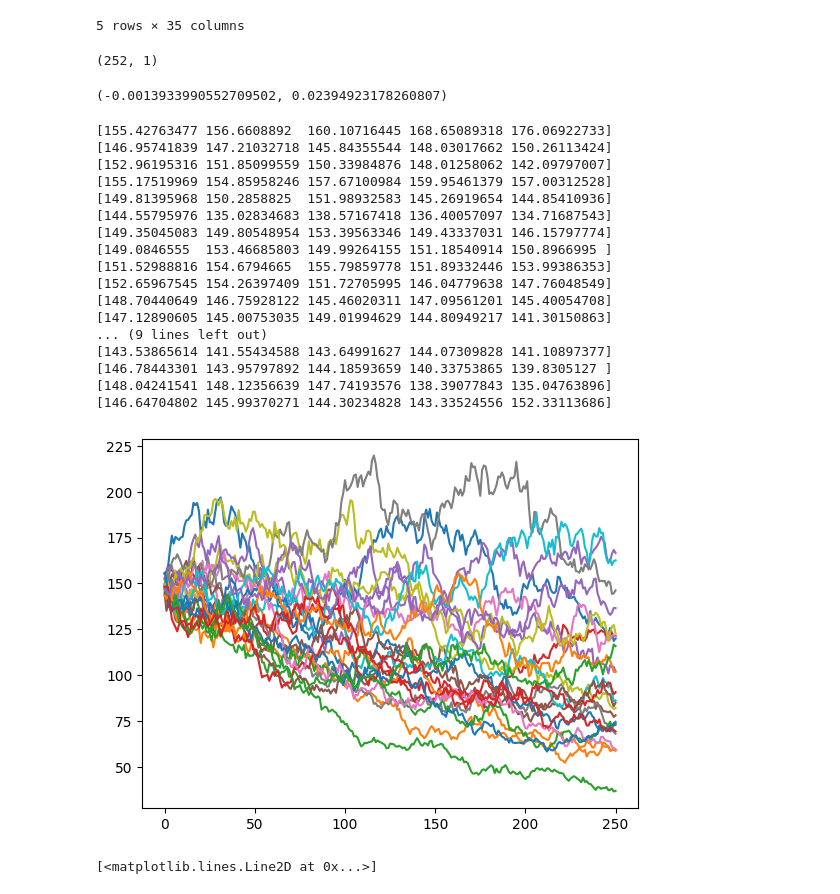
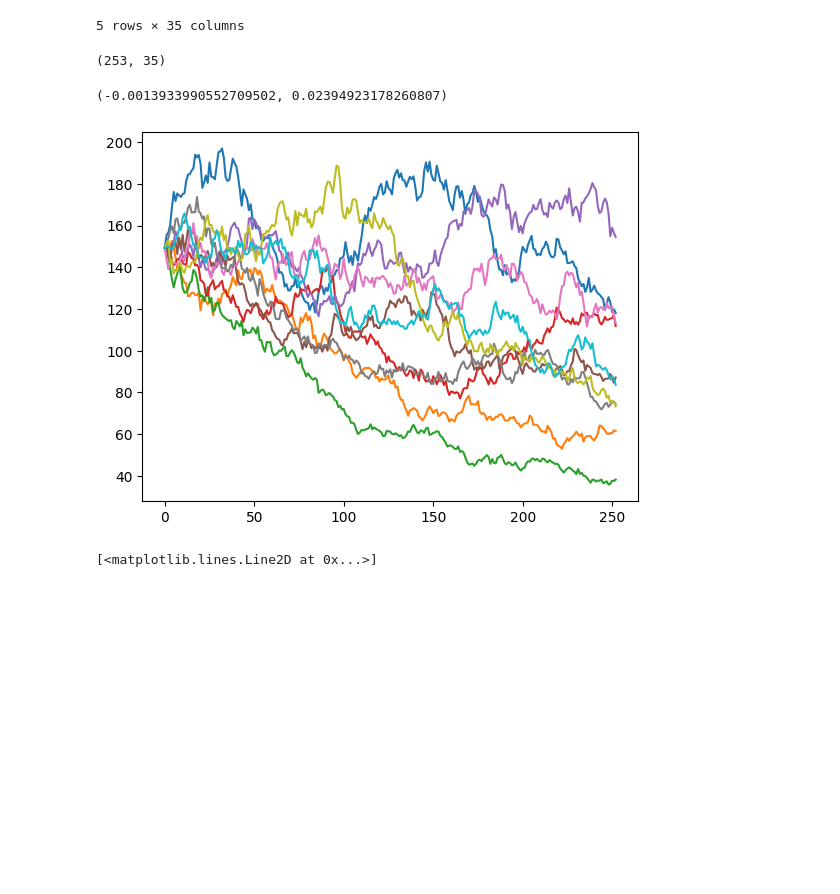
Before and after one commit to dakshsharma96/JumpDiffusionModeling, a Jupyter notebook: notebooks/fit_black_scholes.ipynb, the cells around one changed output. Saved outputs shown, nothing was run; the diff lists cells and outputs as text; code cells hidden in the pictures; blank space fills up the shorter version.

```diff
--- a/notebooks/fit_black_scholes.ipynb
+++ b/notebooks/fit_black_scholes.ipynb
@@ -36,6 +28,11 @@ df.head()
 | 3 | 11/12/21 | 333.920013 | 337.230011 | 333.790009 | 336.720001 | 333.923370 | 23831000 | 11/12/21 | ... |
 | 4 | 11/15/21 | 337.540009 | 337.880005 | 334.029999 | 336.070007 | 333.278778 | 16723000 | 11/15/21 | ... |
 5 rows × 35 columns
+# %%
+# 235 days worth of data.
+df.shape
+# %% [output]
+(253, 35)
 # %%
 # For simplicity, we use the closing data.
 goog_log_returns = np.log((df['GOOG_Close'].iloc[1:].values/df['GOOG_Close'].iloc[:-1].values).reshape(-1,1))
@@ -43,8 +40,4 @@ goog_log_returns = np.log((df['GOOG_Close'].iloc[1:].values/df['GOOG_Close'].ilo
 from sklearn.model_selection import train_test_split
 
 goog_train, goog_test = train_test_split(goog_log_returns, test_size = .2, random_state=0)
-# %%
-goog_log_returns.shape
-# %% [output]
-(252, 1)
 # %%
@@ -73,32 +62,14 @@ mu_hat, sigma_hat
 # %%
 from matplotlib import pyplot
 
 np.random.seed(0)
-for _ in range(25):
-    s_simulated = df['GOOG_Close'][0] * np.exp((mu_hat - 1/2*np.power(sigma_hat,2)) * np.cumsum(np.ones(251)) + sigma_hat * np.cumsum(np.random.normal(loc=0, scale=1, size=251)))
+for _ in range(10):
+    s_simulated = df['GOOG_Close'][0] * np.concatenate((np.ones(1), np.exp((mu_hat - 1/2*np.power(sigma_hat,2)) * np.cumsum(np.ones(252)) + sigma_hat * np.cumsum(np.random.normal(loc=0, scale=1, size=252)))))
     pyplot.plot(s_simulated)
-    print(s_simulated[:5])
 
 pyplot.show()
 # %% [output]
-[155.42763477 156.6608892  160.10716445 168.65089318 176.06922733]
-[146.95741839 147.21032718 145.84355544 148.03017662 150.26113424]
-[152.96195316 151.85099559 150.33984876 148.01258062 142.09797007]
-[155.17519969 154.85958246 157.67100984 159.95461379 157.00312528]
-[149.81395968 150.2858825  151.98932583 145.26919654 144.85410936]
-[144.55795976 135.02834683 138.57167418 136.40057097 134.71687543]
-[149.35045083 149.80548954 153.39563346 149.43337031 146.15797774]
-[149.0846555  153.46685803 149.99264155 151.18540914 150.8966995 ]
-[151.52988816 154.6794665  155.79859778 151.89332446 153.99386353]
-[152.65967545 154.26397409 151.72705995 146.04779638 147.76048549]
-[148.70440649 146.75928122 145.46020311 147.09561201 145.40054708]
-[147.12890605 145.00753035 149.01994629 144.80949217 141.30150863]
-... (9 lines left out)
-[143.53865614 141.55434588 143.64991627 144.07309828 141.10897377]
-[146.78443301 143.95797892 144.18593659 140.33753865 139.8305127 ]
-[148.04241541 148.12356639 147.74193576 138.39077843 135.04763896]
-[146.64704802 145.99370271 144.30234828 143.33524556 152.33113686]
-[figure, old version]
+[figure, new version]
 # %%
 # The simulated walks do a reasonable job of capturing the actual trend.
 pyplot.plot(df['GOOG_Close'])
```
Also changed, not shown: parts of 4 cells of this notebook.
